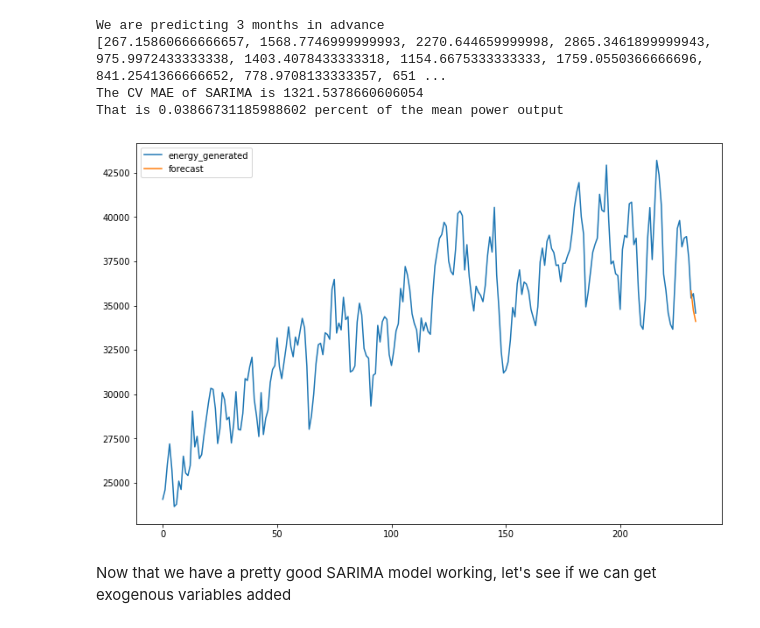
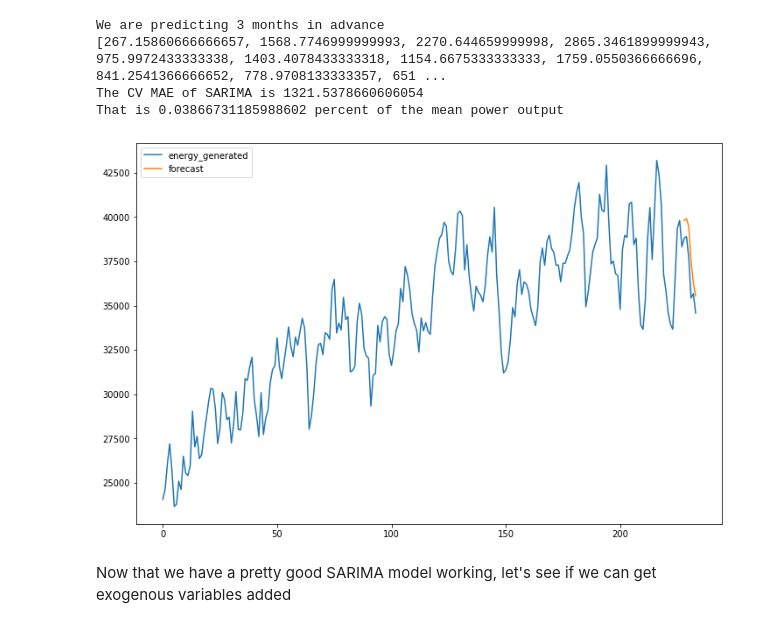
Before and after one commit to cameronthieme/IMAbootcamp2021, a Jupyter notebook: python_time_series/nrg_ts_monthly.ipynb, the cells around one changed output. Saved outputs shown, nothing was run; the diff lists cells and outputs as text; code cells hidden in the pictures.

```diff
--- a/python_time_series/nrg_ts_monthly.ipynb
+++ b/python_time_series/nrg_ts_monthly.ipynb
@@ -857,22 +851,26 @@ That is 0.03866731185988602 percent of the mean power output
 # %%
 # Plotting results of SARIMA
 
-pred_length = 3
+pred_length = 6
 
 df_new = df.copy()
 
 nrg_gen = df['energy_generated'][:-pred_length]
 
 model=sm.tsa.statespace.SARIMAX(nrg_gen, order=(p, d, q),seasonal_order=(P,D,Q,m))
 results=model.fit()
 df_new['forecast']=results.predict(start=(len(df)-pred_length),end=(len(df)-1),dynamic=False)
 df_new[['energy_generated','forecast']].plot(figsize=(12,8))
 
 # fit =sm.tsa.statespace.SARIMAX(nrg_gen, order=(0, 1, 2),seasonal_order=(1,1,1,12)).fit()
 # fcast = fit.forecast(pred_length)
+
+plt.savefig('foo.png')
+
+
 plt.show()
 # %% [output]
-[figure, old version]
+[figure, new version]
 # %% [markdown]
 Now that we have a pretty good SARIMA model working, let's see if we can get exogenous variables added
 # %%
```
Also changed, not shown: parts of 8 cells of this notebook, 1 other file.
